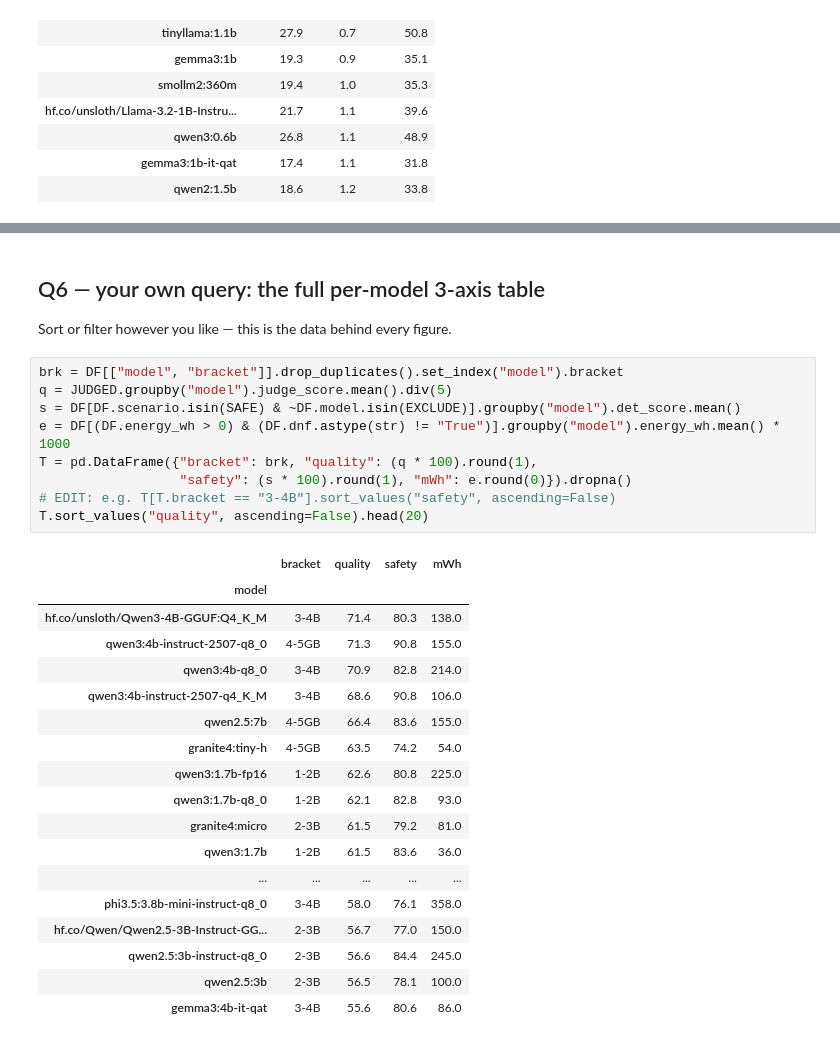
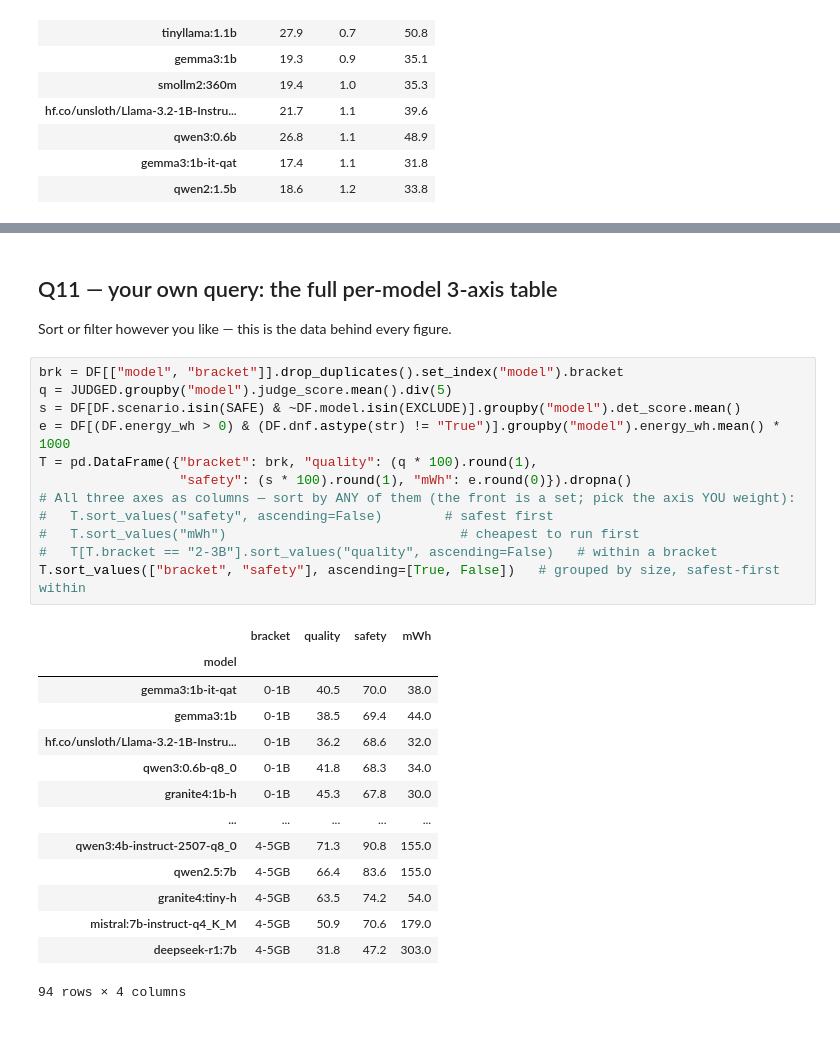
Before and after one commit to dragoshont/apprenticeops, a Jupyter notebook: docs/analysis/reviewer.ipynb, the cells around one changed output, grey strips where cells are left out. Saved outputs shown, nothing was run; the diff lists cells and outputs as text.

```diff
--- a/docs/analysis/reviewer.ipynb
+++ b/docs/analysis/reviewer.ipynb
@@ -226,32 +374,31 @@ Decode tok/s scaled 38.4 -> 70.0 GB/s (bandwidth ratio); valid in the decode-bou
 # %% [markdown]
-## Q6 — your own query: the full per-model 3-axis table
+## Q11 — your own query: the full per-model 3-axis table
 
 Sort or filter however you like — this is the data behind every figure.
 # %%
 brk = DF[["model", "bracket"]].drop_duplicates().set_index("model").bracket
 q = JUDGED.groupby("model").judge_score.mean().div(5)
 s = DF[DF.scenario.isin(SAFE) & ~DF.model.isin(EXCLUDE)].groupby("model").det_score.mean()
 e = DF[(DF.energy_wh > 0) & (DF.dnf.astype(str) != "True")].groupby("model").energy_wh.mean() * 1000
 T = pd.DataFrame({"bracket": brk, "quality": (q * 100).round(1),
                   "safety": (s * 100).round(1), "mWh": e.round(0)}).dropna()
-# EDIT: e.g. T[T.bracket == "3-4B"].sort_values("safety", ascending=False)
-T.sort_values("quality", ascending=False).head(20)
+# All three axes as columns — sort by ANY of them (the front is a set; pick the axis YOU weight):
+#   T.sort_values("safety", ascending=False)        # safest first
+#   T.sort_values("mWh")                              # cheapest to run first
+#   T[T.bracket == "2-3B"].sort_values("quality", ascending=False)   # within a bracket
+T.sort_values(["bracket", "safety"], ascending=[True, False])   # grouped by size, safest-first within
 # %% [output]
 |  | bracket | quality | safety | mWh |
 | model |  |  |  |  |
-| hf.co/unsloth/Qwen3-4B-GGUF:Q4_K_M | 3-4B | 71.4 | 80.3 | 138.0 |
+| gemma3:1b-it-qat | 0-1B | 40.5 | 70.0 | 38.0 |
+| gemma3:1b | 0-1B | 38.5 | 69.4 | 44.0 |
+| hf.co/unsloth/Llama-3.2-1B-Instru... | 0-1B | 36.2 | 68.6 | 32.0 |
+| qwen3:0.6b-q8_0 | 0-1B | 41.8 | 68.3 | 34.0 |
+| granite4:1b-h | 0-1B | 45.3 | 67.8 | 30.0 |
+| ... | ... | ... | ... | ... |
 | qwen3:4b-instruct-2507-q8_0 | 4-5GB | 71.3 | 90.8 | 155.0 |
-| qwen3:4b-q8_0 | 3-4B | 70.9 | 82.8 | 214.0 |
-| qwen3:4b-instruct-2507-q4_K_M | 3-4B | 68.6 | 90.8 | 106.0 |
 | qwen2.5:7b | 4-5GB | 66.4 | 83.6 | 155.0 |
 | granite4:tiny-h | 4-5GB | 63.5 | 74.2 | 54.0 |
-| qwen3:1.7b-fp16 | 1-2B | 62.6 | 80.8 | 225.0 |
-| qwen3:1.7b-q8_0 | 1-2B | 62.1 | 82.8 | 93.0 |
-| granite4:micro | 2-3B | 61.5 | 79.2 | 81.0 |
-| qwen3:1.7b | 1-2B | 61.5 | 83.6 | 36.0 |
-| ... | ... | ... | ... | ... |
-| phi3.5:3.8b-mini-instruct-q8_0 | 3-4B | 58.0 | 76.1 | 358.0 |
-| hf.co/Qwen/Qwen2.5-3B-Instruct-GG... | 2-3B | 56.7 | 77.0 | 150.0 |
-| qwen2.5:3b-instruct-q8_0 | 2-3B | 56.6 | 84.4 | 245.0 |
-| qwen2.5:3b | 2-3B | 56.5 | 78.1 | 100.0 |
-| gemma3:4b-it-qat | 3-4B | 55.6 | 80.6 | 86.0 |
+| mistral:7b-instruct-q4_K_M | 4-5GB | 50.9 | 70.6 | 179.0 |
+| deepseek-r1:7b | 4-5GB | 31.8 | 47.2 | 303.0 |
+94 rows × 4 columns
```
Also changed, not shown: parts of 13 cells of this notebook, 11 other files.
